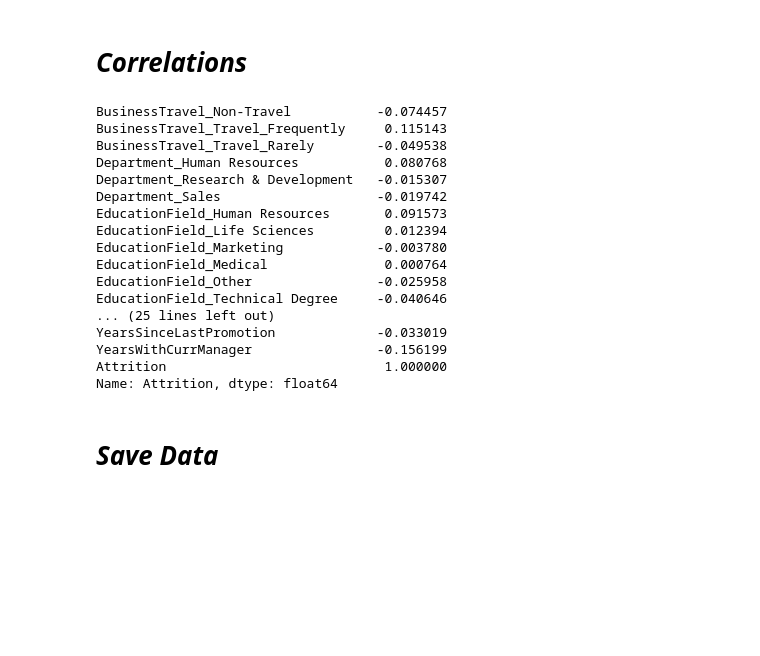
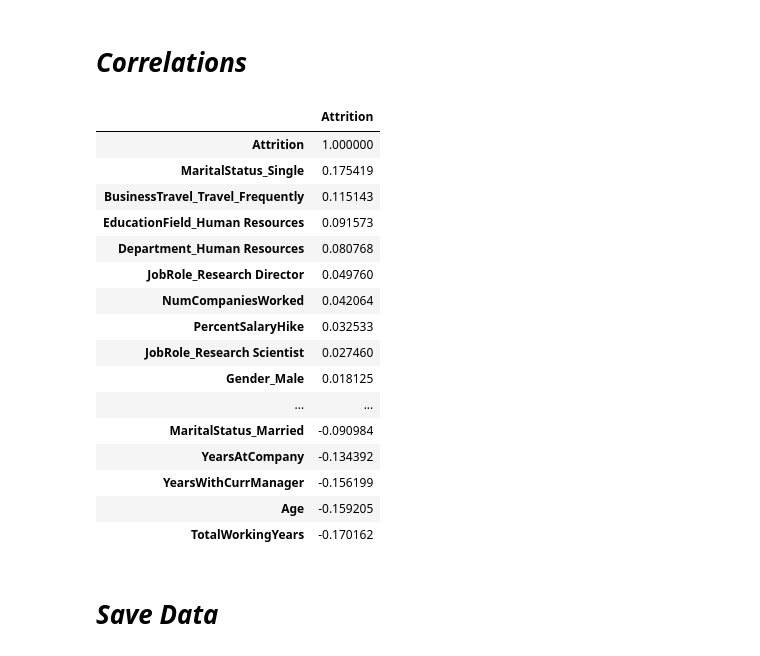
Before and after one commit to santiagogz11/HRProject, a Jupyter notebook: Exploracion.ipynb, the cells around one changed output. Cells and saved outputs as stored; diff of their text form; code cells hidden in the pictures; blank space fills up the shorter version.

```diff
--- a/Exploracion.ipynb
+++ b/Exploracion.ipynb
@@ -229,25 +241,25 @@ dummies = ['BusinessTravel', 'Department', 'EducationField', 'Gender', 'JobRole'
 df = pd.concat([pd.get_dummies(df[dummies]), df.loc[:,~df.columns.isin(dummies)]], axis = 1)
 df.Attrition.replace({'Yes':1, 'No':0}, inplace=True)
 # %%
-df.corr()['Attrition']
+df.corr()[['Attrition']].sort_values(by='Attrition', ascending=False)
 # %% [output]
-BusinessTravel_Non-Travel           -0.074457
-BusinessTravel_Travel_Frequently     0.115143
-BusinessTravel_Travel_Rarely        -0.049538
-Department_Human Resources           0.080768
-Department_Research & Development   -0.015307
-Department_Sales                    -0.019742
-EducationField_Human Resources       0.091573
-EducationField_Life Sciences         0.012394
-EducationField_Marketing            -0.003780
-EducationField_Medical               0.000764
-EducationField_Other                -0.025958
-EducationField_Technical Degree     -0.040646
-... (25 lines left out)
-YearsSinceLastPromotion             -0.033019
-YearsWithCurrManager                -0.156199
-Attrition                            1.000000
-Name: Attrition, dtype: float64
+|  | Attrition |
+| Attrition | 1.000000 |
+| MaritalStatus_Single | 0.175419 |
+| BusinessTravel_Travel_Frequently | 0.115143 |
+| EducationField_Human Resources | 0.091573 |
+| Department_Human Resources | 0.080768 |
+| JobRole_Research Director | 0.049760 |
+| NumCompaniesWorked | 0.042064 |
+| PercentSalaryHike | 0.032533 |
+| JobRole_Research Scientist | 0.027460 |
+| Gender_Male | 0.018125 |
+| ... | ... |
+| MaritalStatus_Married | -0.090984 |
+| YearsAtCompany | -0.134392 |
+| YearsWithCurrManager | -0.156199 |
+| Age | -0.159205 |
+| TotalWorkingYears | -0.170162 |
 # %% [markdown]
 # ***Save Data***
 # %%
```
Also changed, not shown: parts of 15 cells of this notebook, 4 other files.
